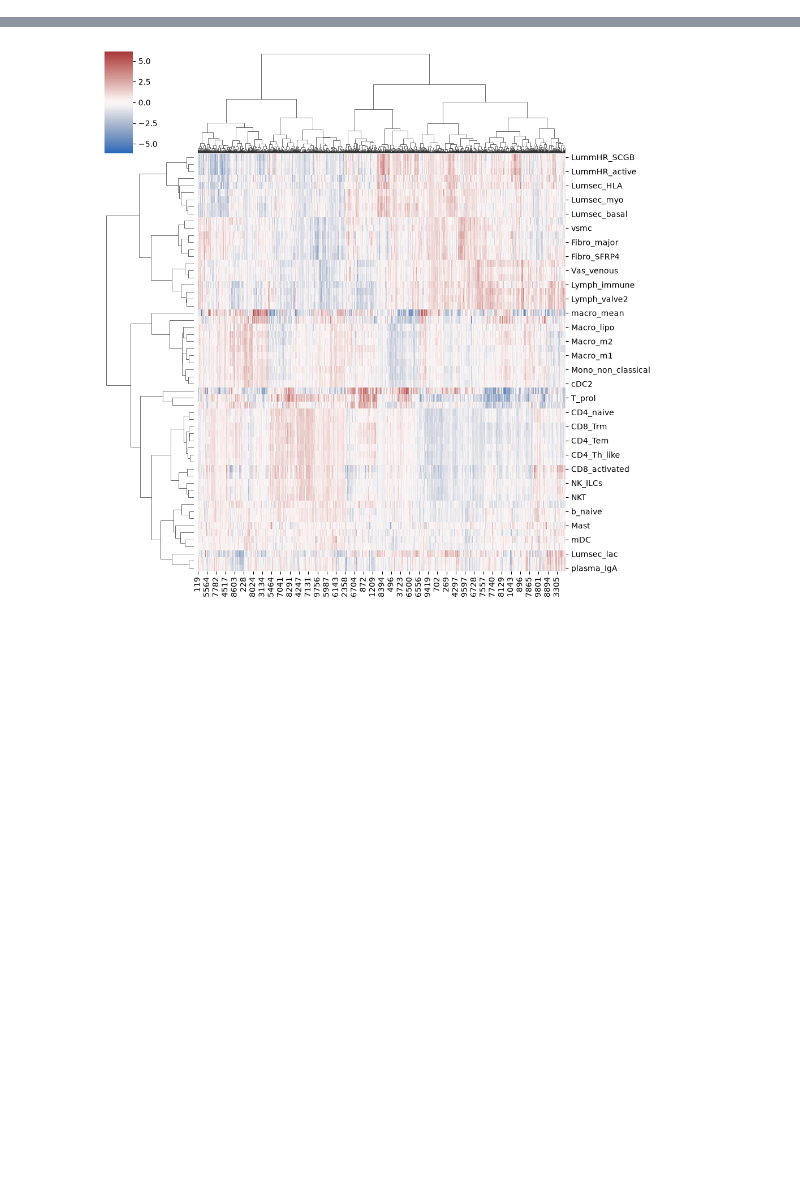
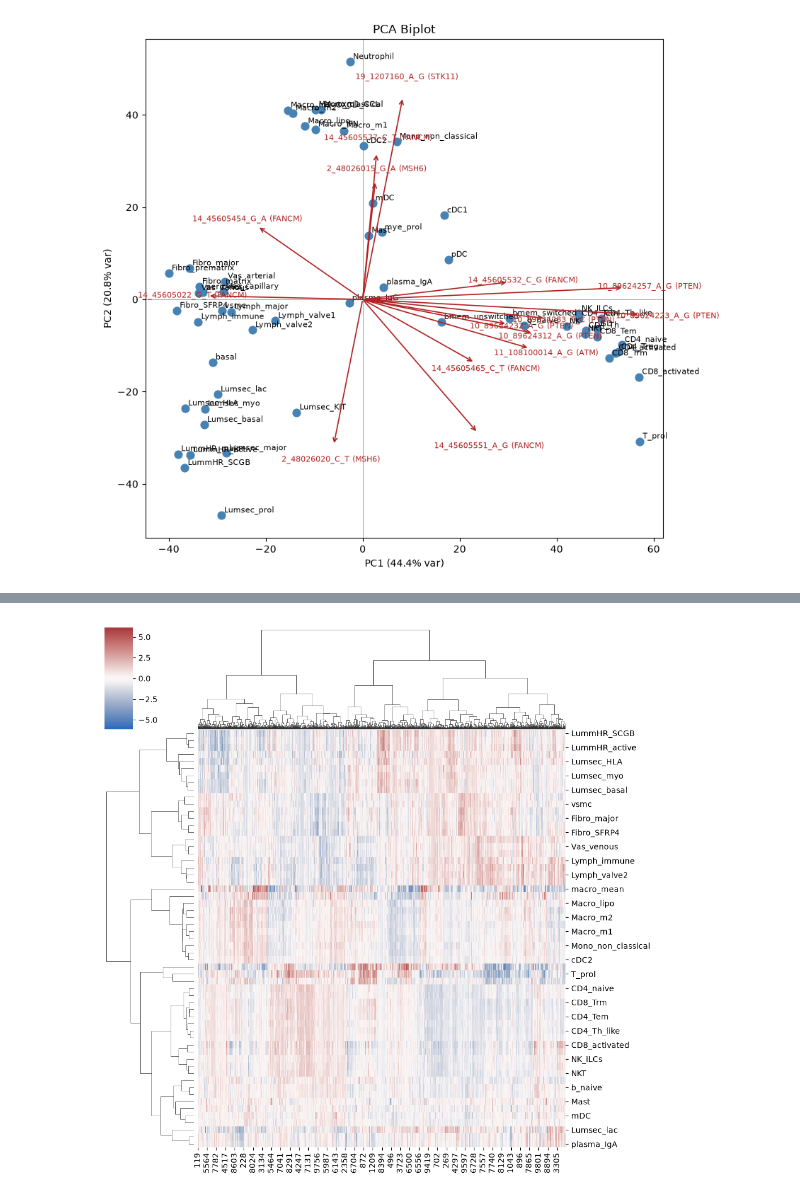
Before and after one commit to eirikhoye/action_var, a Jupyter notebook: workflow/notebooks/analyze_expecto_bridges34.ipynb, the cells around one changed output, grey strips where cells are left out. Drawn from its saved outputs; the diff is of its cells as text; code cells hidden in the pictures; blank space fills up the shorter version.

```diff
--- a/workflow/notebooks/analyze_expecto_bridges34.ipynb
+++ b/workflow/notebooks/analyze_expecto_bridges34.ipynb
@@ -37,0 +89,62 @@ adata.obs['cell_type'] = adata.obs.index.astype('category')
+# %%
+# ------------------------------------------------------------------------
+# Run PCA
+# ------------------------------------------------------------------------
+# sc.pp.scale(adata)
+sc.tl.pca(adata, n_comps=10, svd_solver='arpack')
+
+
+# scores: adata.obsm['X_pca']      -> (n_cell_types, n_comps)
+# loadings: adata.varm['PCs']      -> (n_SNPs, n_comps)
+# variance explained: adata.uns['pca']['variance_ratio']
+
+
+# ------------------------------------------------------------------------
+# Build the biplot
+# ------------------------------------------------------------------------
+def pca_biplot(adata, pc_x=0, pc_y=1, n_top_loadings=15, scale_arrows=1.0,
+                label_points=True, figsize=(9, 8)):
+    scores = adata.obsm['X_pca'][:, [pc_x, pc_y]]
+    loadings = adata.varm['PCs'][:, [pc_x, pc_y]]
+    var_ratio = adata.uns['pca']['variance_ratio']
+
+    fig, ax = plt.subplots(figsize=figsize)
+
+    # --- scores (cell types) ---
+    ax.scatter(scores[:, 0], scores[:, 1], color='steelblue', s=60, zorder=3)
+    if label_points:
+        for i, label in enumerate(adata.obs_names):
+            ax.annotate(label, (scores[i, 0], scores[i, 1]),
+                        fontsize=8, xytext=(3, 3), textcoords='offset points')
+
+    # --- loadings (SNPs) — only plot the top contributors, or it's unreadable ---
+    loading_norm = np.sqrt((loadings ** 2).sum(axis=1))
+    top_idx = np.argsort(loading_norm)[-n_top_loadings:]
+
+    # scale arrows to be visible relative to score spread
+    arrow_scale = scale_arrows * np.abs(scores).max() / np.abs(loadings[top_idx]).max()
+
+    for i in top_idx:
+        x, y = loadings[i, 0] * arrow_scale, loadings[i, 1] * arrow_scale
+        ax.annotate('', xy=(x, y), xytext=(0, 0),
+                    arrowprops=dict(arrowstyle='->', color='firebrick', lw=1.2))
+
+        snp_id = adata.var_names[i]
+        gene = adata.var['gene_name'].iloc[i]
+        label = f'{snp_id} ({gene})'
+
+        ax.text(x * 1.1, y * 1.1, label,
+                color='firebrick', fontsize=8, ha='center', va='center')
+
+    ax.axhline(0, color='grey', lw=0.5)
+    ax.axvline(0, color='grey', lw=0.5)
+    ax.set_xlabel(f'PC{pc_x+1} ({var_ratio[pc_x]*100:.1f}% var)')
+    ax.set_ylabel(f'PC{pc_y+1} ({var_ratio[pc_y]*100:.1f}% var)')
+    ax.set_title('PCA Biplot')
+    fig.tight_layout()
+    return fig, ax
+
+fig, ax = pca_biplot(adata, pc_x=0, pc_y=1, n_top_loadings=15)
+plt.show()
+# %% [output]
+[figure, added]
```
Also changed, not shown: parts of 10 cells of this notebook.
